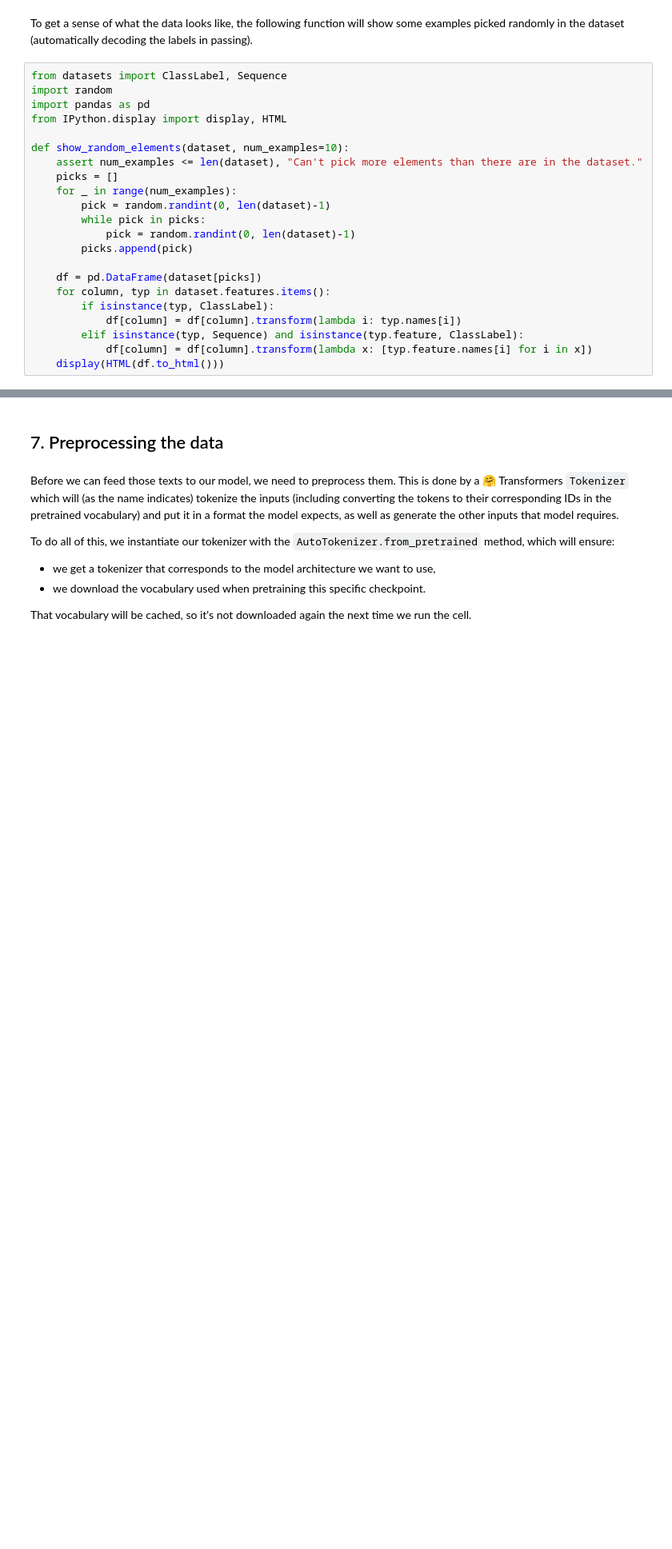
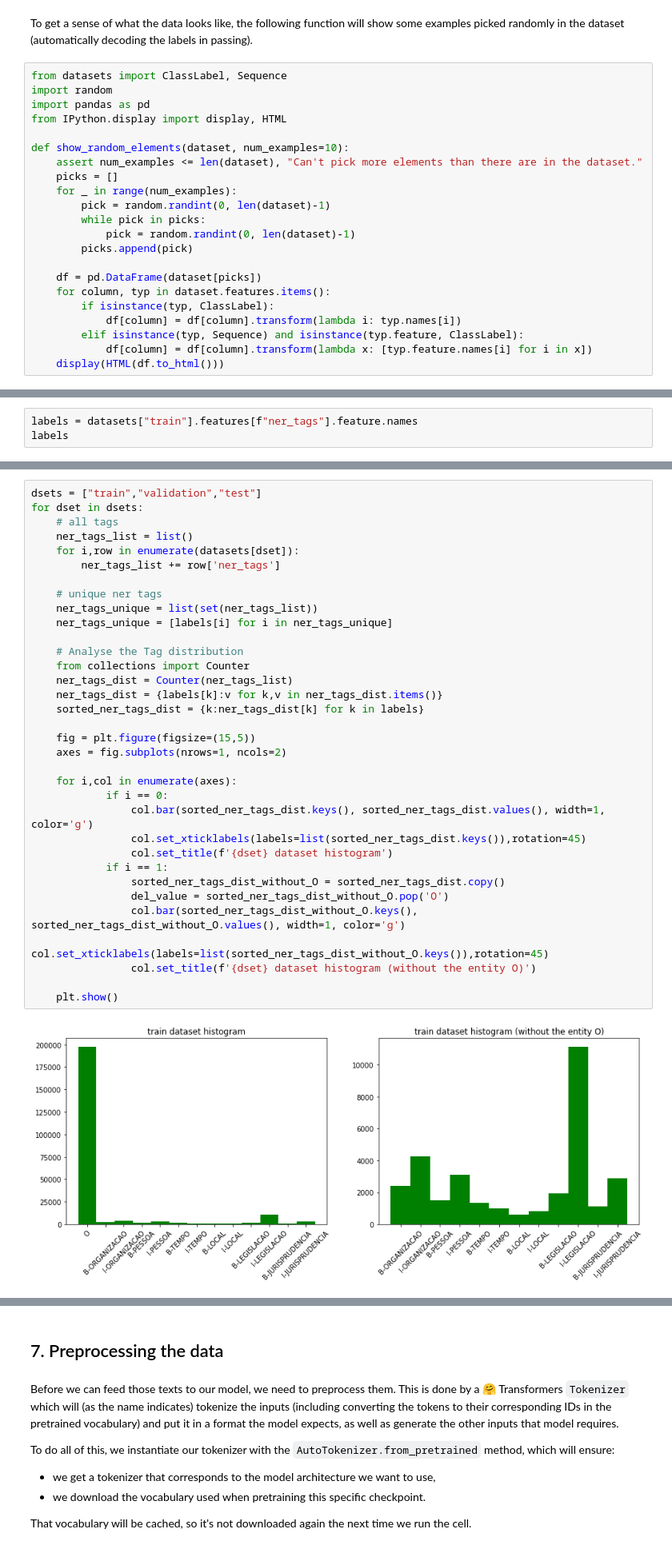
Before and after one commit to piegu/language-models, a Jupyter notebook: adapters/token-classification/token_classification_adapter.ipynb, the cells around one changed output, grey strips where cells are left out. Shown at 80% size. Cells and saved outputs as stored; diff of their text form; blank space fills up the shorter version.

```diff
--- a/adapters/token-classification/token_classification_adapter.ipynb
+++ b/adapters/token-classification/token_classification_adapter.ipynb
@@ -402,0 +434,3 @@ show_random_elements(datasets["train"])
+# %%
+labels = datasets["train"].features[f"ner_tags"].feature.names
+labels
@@ -402,0 +451,36 @@ show_random_elements(datasets["train"])
+# %%
+dsets = ["train","validation","test"]
+for dset in dsets:
+    # all tags
+    ner_tags_list = list()
+    for i,row in enumerate(datasets[dset]):
+        ner_tags_list += row['ner_tags']
+
+    # unique ner tags
+    ner_tags_unique = list(set(ner_tags_list))
+    ner_tags_unique = [labels[i] for i in ner_tags_unique]
+
+    # Analyse the Tag distribution
+    from collections import Counter
+    ner_tags_dist = Counter(ner_tags_list)
+    ner_tags_dist = {labels[k]:v for k,v in ner_tags_dist.items()}
+    sorted_ner_tags_dist = {k:ner_tags_dist[k] for k in labels}
+
+    fig = plt.figure(figsize=(15,5))
+    axes = fig.subplots(nrows=1, ncols=2)
+
+    for i,col in enumerate(axes):
+            if i == 0:
+                col.bar(sorted_ner_tags_dist.keys(), sorted_ner_tags_dist.values(), width=1, color='g')
+                col.set_xticklabels(labels=list(sorted_ner_tags_dist.keys()),rotation=45)
+                col.set_title(f'{dset} dataset histogram')
+            if i == 1:
+                sorted_ner_tags_dist_without_O = sorted_ner_tags_dist.copy()
+                del_value = sorted_ner_tags_dist_without_O.pop('O')
+                col.bar(sorted_ner_tags_dist_without_O.keys(), sorted_ner_tags_dist_without_O.values(), width=1, color='g')
+                col.set_xticklabels(labels=list(sorted_ner_tags_dist_without_O.keys()),rotation=45)
+                col.set_title(f'{dset} dataset histogram (without the entity O)')
+
+    plt.show()
+# %% [output]
+[figure, added]
```
Also changed, not shown: parts of 64 cells of this notebook.
